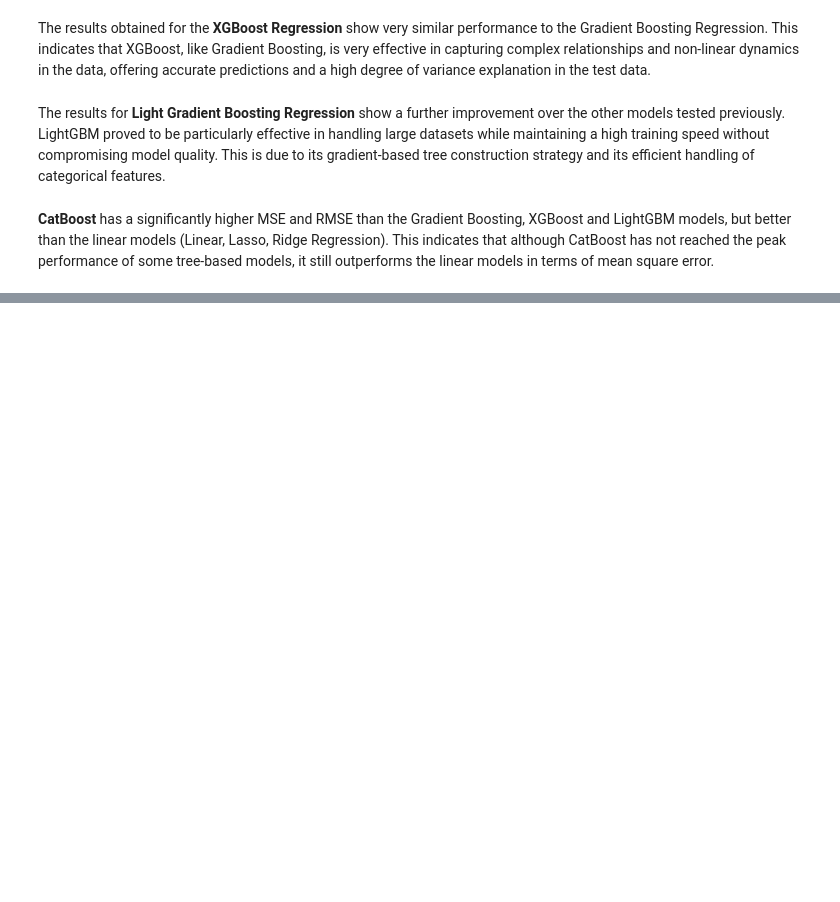
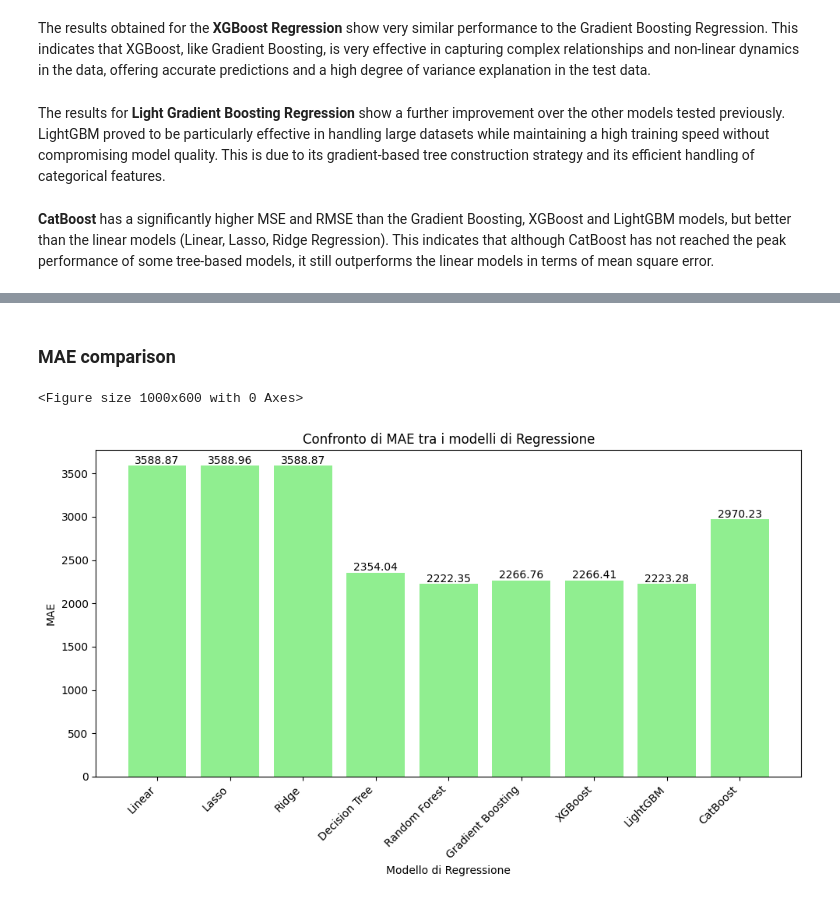
Before and after one commit to Zarmina97/ML_demo_google2, a Jupyter notebook: feature engineering & models.ipynb, the cells around one changed output, grey strips where cells are left out. Drawn from its saved outputs; the diff is of its cells as text; code cells hidden in the pictures; blank space fills up the shorter version.

```diff
--- a/feature engineering & models.ipynb
+++ b/feature engineering & models.ipynb
@@ -409,0 +485,26 @@ The results for **Light Gradient Boosting Regression** show a further improvemen
+# %% [markdown]
+### MAE comparison
+# %%
+mae_values = [3588.87, 3588.96, 3588.87, 2354.04, 2222.35, 2266.76, 2266.41, 2223.28, 2970.23]
+# Creazione del grafico a barre
+plt.figure(figsize=(10, 6))
+plt.figure(figsize=(10, 6))
+bars = plt.bar(models, mae_values, color='lightgreen')
+
+# Aggiunta del valore esatto su ogni barra
+for bar in bars:
+    yval = bar.get_height()
+    plt.text(bar.get_x() + bar.get_width()/2.0, yval+60,yval, va='center', ha='center') # arrotondato a 2 cifre decimali
+
+plt.xlabel('Modello di Regressione')
+plt.ylabel('MAE')
+plt.title('Confronto di MAE tra i modelli di Regressione')
+plt.xticks(rotation=45, ha="right")
+plt.tight_layout()
+
+# Mostrare il grafico
+plt.savefig('res/models plots/MAE_comparison.png')
+plt.show()
+# %% [output]
+<Figure size 1000x600 with 0 Axes>
+[figure, added]
```
Also changed, not shown: parts of 11 cells of this notebook, 20 other files.
